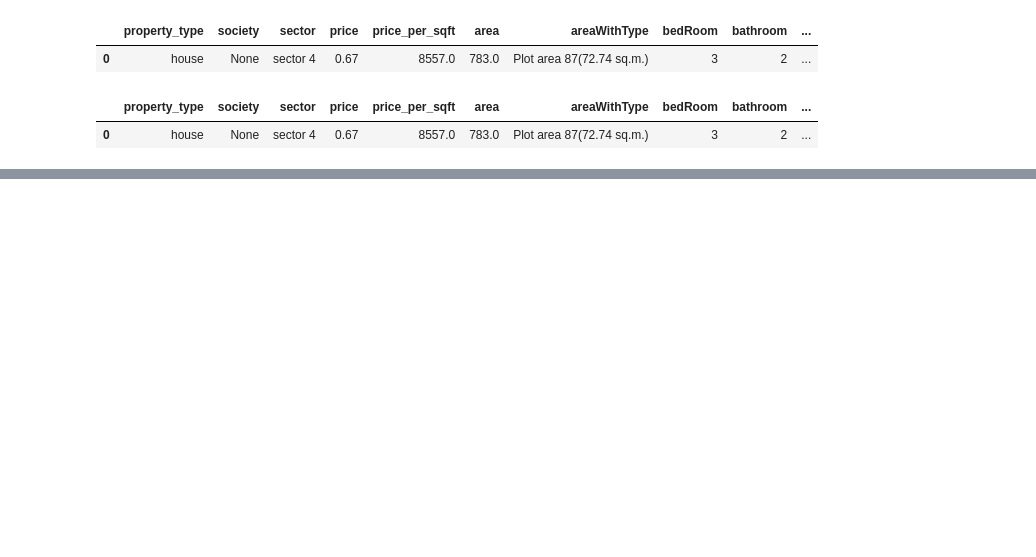
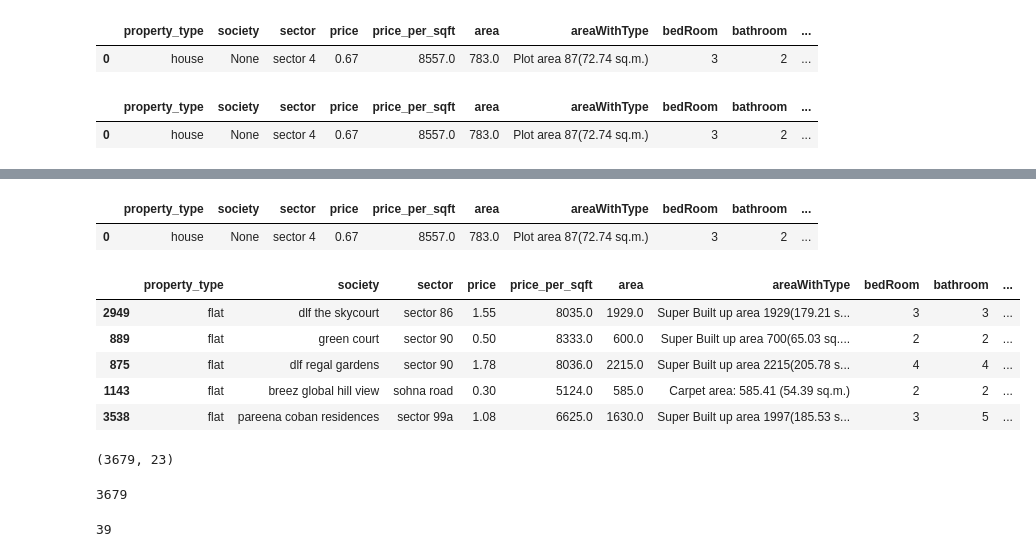
Before and after one commit to wasiahmad68/Capstone-project-Property-Price-Prediction-model, a Jupyter notebook: Step 4 Feature Engineering/Feature Engineering.ipynb, the cells around one changed output, grey strips where cells are left out. Saved outputs shown, nothing was run; the diff lists cells and outputs as text; code cells hidden in the pictures; blank space fills up the shorter version.

Commit message:
feature engineering

```diff
--- a/Step 2 Data storing/Step 4 Feature Engineering/Feature Engineering.ipynb
+++ b/Step 4 Feature Engineering/Feature Engineering.ipynb
@@ -499,0 +549,3 @@ df.sample(5)[['furnishDetails','furnishing_type']]
+# %%
+# updating the features column in temp_df with the TopFacilities from app_df
+df.loc[temp_df.index,'features'] = x.values
@@ -499,0 +559,10 @@ df.sample(5)[['furnishDetails','furnishing_type']]
+# %%
+# Convert the string representation of lists in the 'features' column to actual lists
+df['features_list'] = df['features'].apply(lambda x: ast.literal_eval(x) if pd.notnull(x) and x.startswith('[') else [])
+
+# Use MultiLabelBinarizer to convert the features list into a binary matrix
+mlb = MultiLabelBinarizer()
+features_binary_matrix = mlb.fit_transform(df['features_list'])
+
+# Convert the binary matrix into a DataFrame
+features_binary_df = pd.DataFrame(features_binary_matrix, columns=mlb.classes_)
@@ -499,0 +712,33 @@ df.sample(5)[['furnishDetails','furnishing_type']]
+# %%
+df['luxury_score'] = luxury_score
+# %%
+df.head(1)
+# %% [output]
+|  | property_type | society | sector | price | price_per_sqft | area | areaWithType | bedRoom | bathroom | ... |
+| 0 | house | None | sector 4 | 0.67 | 8557.0 | 783.0 | Plot area 87(72.74 sq.m.) | 3 | 2 | ... |
+# %%
+# cols to drop -> nearbyLocations,furnishDetails, features,features_list, additionalRoom
+df.drop(columns=['nearbyLocations','furnishDetails','features','features_list','additionalRoom'],inplace=True)
+# %%
+df.sample(5)
+# %% [output]
+|  | property_type | society | sector | price | price_per_sqft | area | areaWithType | bedRoom | bathroom | ... |
+| 2949 | flat | dlf the skycourt | sector 86 | 1.55 | 8035.0 | 1929.0 | Super Built up area 1929(179.21 s... | 3 | 3 | ... |
+| 889 | flat | green court | sector 90 | 0.50 | 8333.0 | 600.0 | Super Built up area 700(65.03 sq.... | 2 | 2 | ... |
+| 875 | flat | dlf regal gardens | sector 90 | 1.78 | 8036.0 | 2215.0 | Super Built up area 2215(205.78 s... | 4 | 4 | ... |
+| 1143 | flat | breez global hill view | sohna road | 0.30 | 5124.0 | 585.0 | Carpet area: 585.41 (54.39 sq.m.) | 2 | 2 | ... |
+| 3538 | flat | pareena coban residences | sector 99a | 1.08 | 6625.0 | 1630.0 | Super Built up area 1997(185.53 s... | 3 | 5 | ... |
+# %%
+df.shape
+# %% [output]
+(3679, 23)
+# %%
+# Save the final DataFrame to MySQL
+df.to_sql('gurgaon_properties_cleaned_v2', con=mysql_engine, if_exists='replace', index=False)
+# %% [output]
+3679
+# %%
+# Save the final DataFrame to MsSQL
+df.to_sql('gurgaon_properties_cleaned_v2', con=mssql_engine, if_exists='replace', index=False)
+# %% [output]
+39
```
Also changed, not shown: parts of 28 cells of this notebook, 3 other files.
